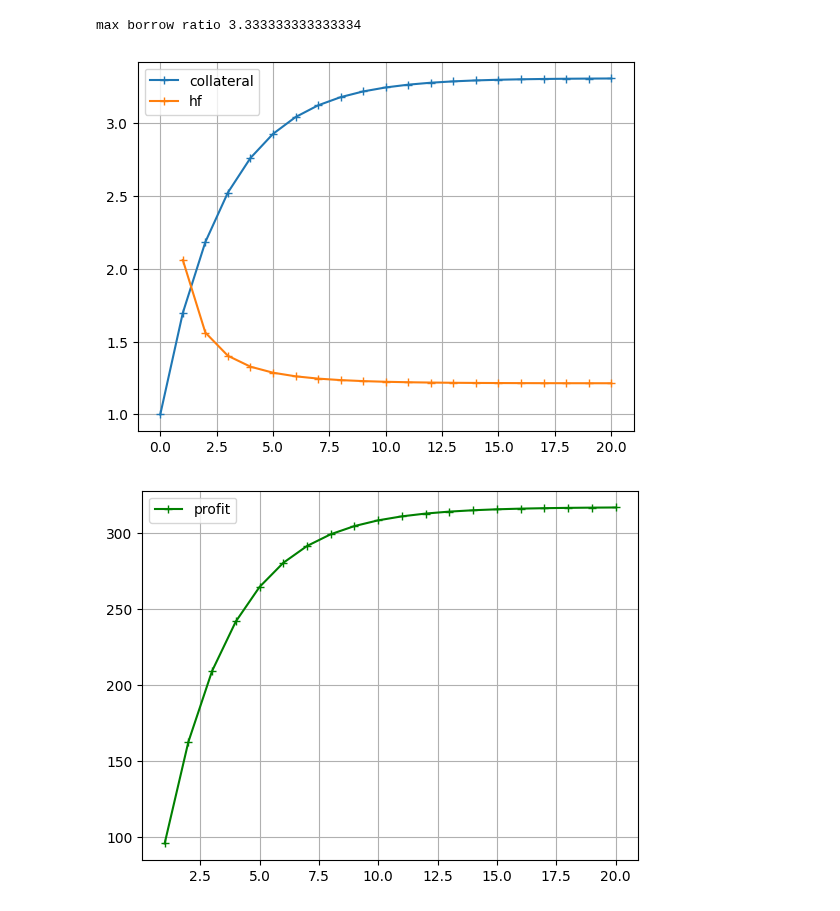
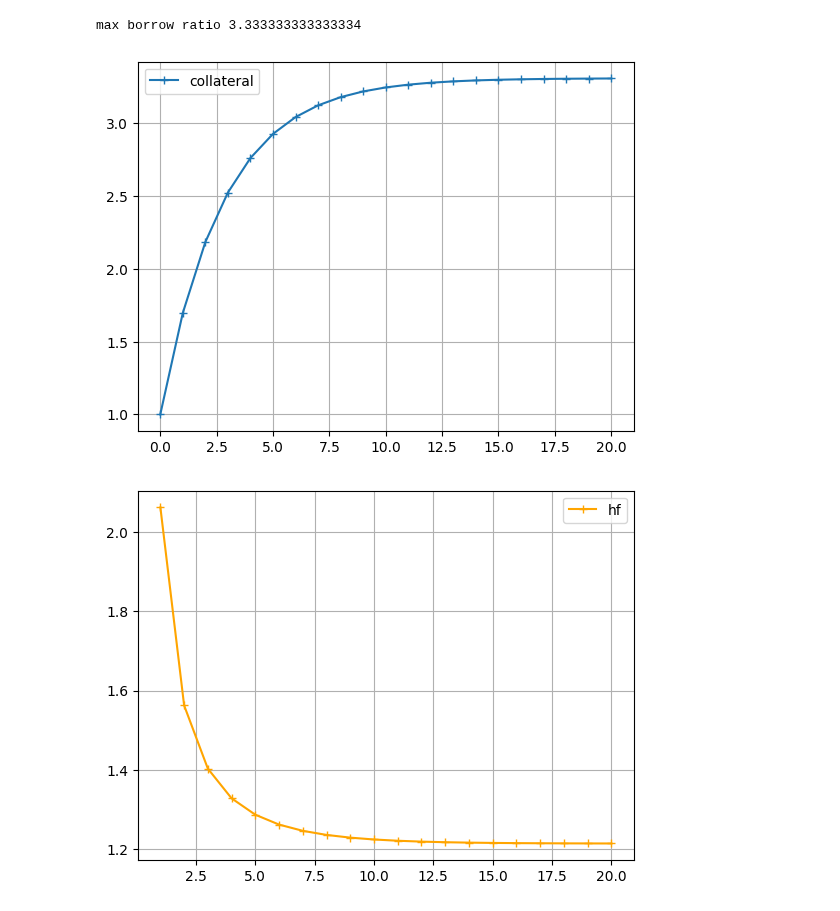
Before and after one commit to t4sk/notes, a Jupyter notebook: python/leverage.ipynb, the cells around one changed output. Saved outputs shown, nothing was run; the diff lists cells and outputs as text; code cells hidden in the pictures.

```diff
--- a/python/leverage.ipynb
+++ b/python/leverage.ipynb
@@ -51,44 +51,51 @@ for i in range(20):
     # Simplifications
     # - no gas fee
     # - swap price is constant
+    # - swaps all collateral - initial collateral
     # - no interest on supply
+    # - borrow price does not change
     dt = 90
     delta_col_usd_price = 0.1
-    total_borrow_usd = (total_borrow_amt * (1 + r_b/Y)**dt) * borrow_usd_price
-    profit = (total_col_amt - col_amt) * (1 - swap_fee) * (1 + delta_col_usd_price) * col_usd_price - total_borrow_usd
+    repay_amt = total_borrow_amt * (1 + r_b/Y)**dt
+    repay_usd = repay_amt * borrow_usd_price
+    profit = (total_col_amt - col_amt) * (1 - swap_fee) * (1 + delta_col_usd_price) * col_usd_price - repay_usd
 
     # Price of liquidation
     # liquidation = hf <= 1
-    # hf = liq_threshold * total_col_usd / total_borrow_usd <= 1
-    # liquidation collateral price <= total_borrow_usd / (liq_threshold * total_col_amt)
-    liq_price = total_borrow_usd / (liq_threshold * total_col_amt)
+    # hf = liq_threshold * total_col_usd / repay_usd <= 1
+    # liquidation collateral price <= total_borro_usd / (liq_threshold * total_col_amt)
+    liq_price = repay_usd / (liq_threshold * total_col_amt)
 
     plot_data["total_borrow_amt"].append(total_borrow_amt)
     plot_data["total_col_amt"].append(total_col_amt)
     plot_data["hf"].append(hf)
     plot_data["profit"].append(profit)
     plot_data["liq_price"].append(liq_price)
 
 ### Plot ###
 import numpy as np
 import matplotlib.pyplot as plt
 
 plt.plot(plot_data["total_col_amt"], marker = "+")
-plt.plot(plot_data["hf"], marker = "+")
-plt.legend(["collateral", "hf"])
+plt.legend(["collateral"])
+plt.grid()
+plt.show()
+
+plt.plot(plot_data["hf"], marker = "+", color = "orange")
+plt.legend(["hf"])
 plt.grid()
 plt.show()
 
 plt.plot(plot_data["profit"], marker = "+", color = "green")
 plt.legend(["profit"])
 plt.grid()
 plt.show()
 
 plt.plot(plot_data["liq_price"], marker = "+", color = "red")
 plt.legend(["liquidation price"])
 plt.grid()
 plt.show()
 # %% [output]
 max borrow ratio 3.333333333333334
-[figure, old version]
+[figure, new version]
-[figure, old version]
+[figure, new version]
```
Also changed, not shown: parts of 3 cells of this notebook.
